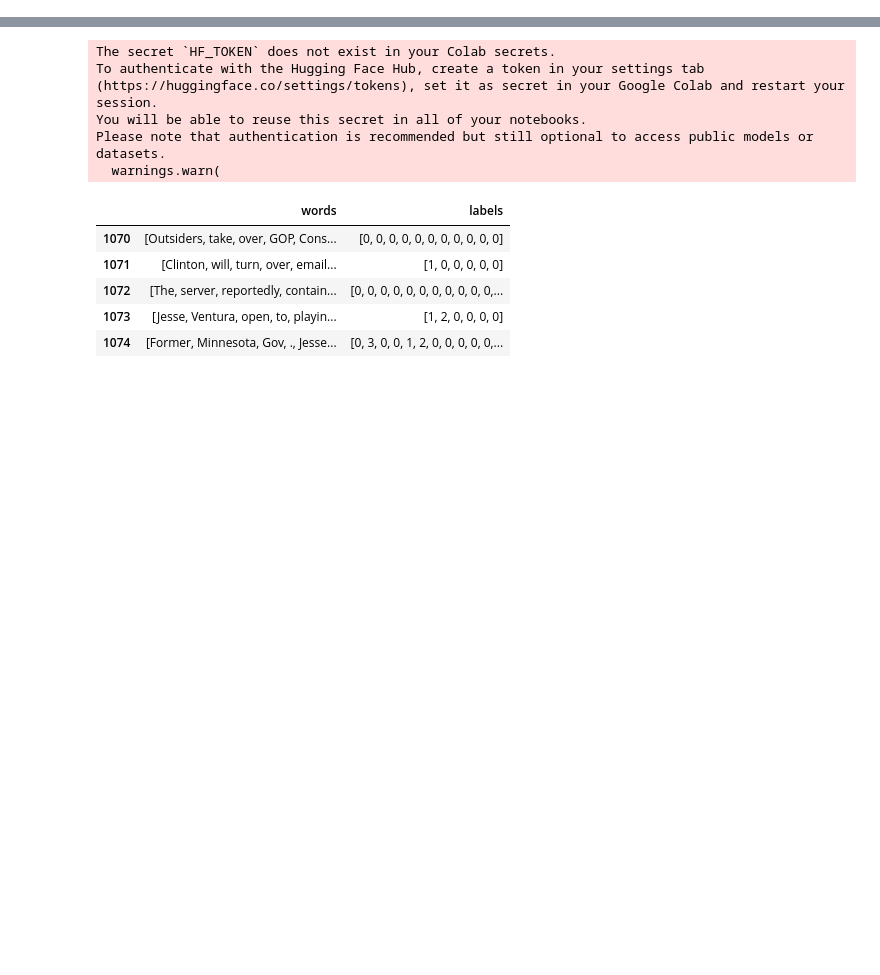
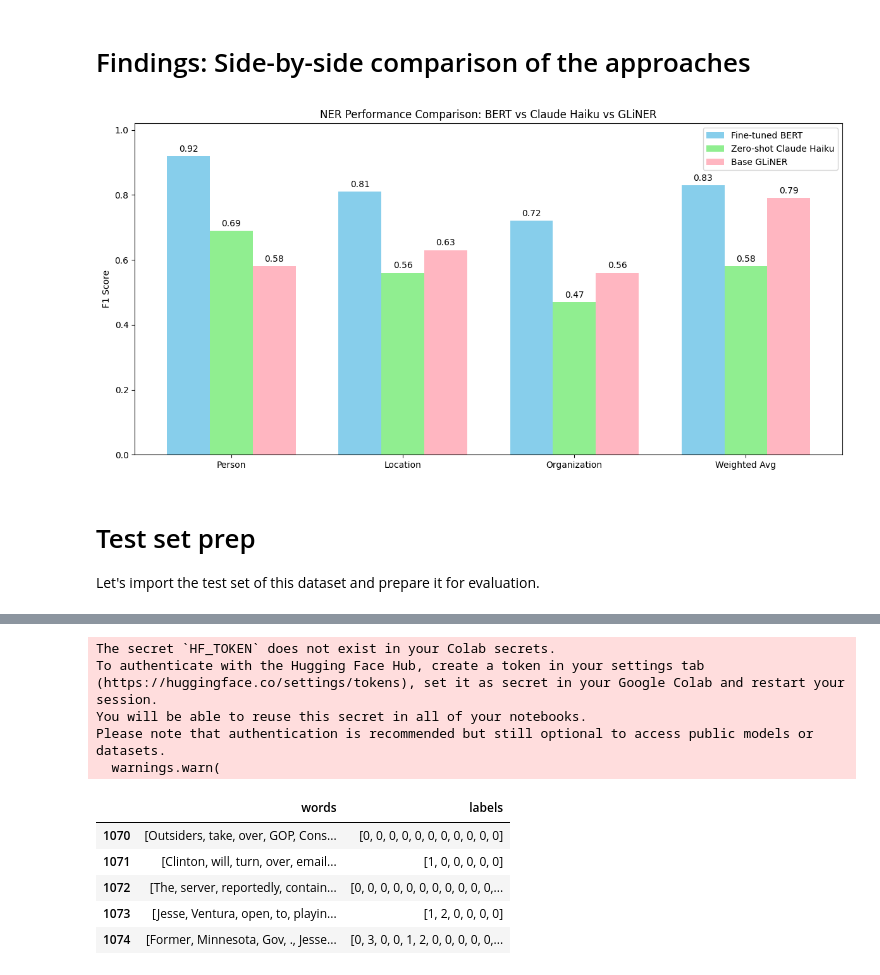
Before and after one commit to MkYacine/NLP-playground, a Jupyter notebook: FiNER/FiNER_comparison.ipynb, the cells around one changed output, grey strips where cells are left out. Cells and saved outputs as stored; diff of their text form; code cells hidden in the pictures; blank space fills up the shorter version.

Commit message:
3 approach evaluation

```diff
--- a/FiNER/FiNER_comparison.ipynb
+++ b/FiNER/FiNER_comparison.ipynb
@@ -5 +26,62 @@
+# %% [markdown]
+# Findings: Side-by-side comparison of the approaches
+# %%
+import matplotlib.pyplot as plt
+import numpy as np
+
+# Hardcoded metrics so that this visualization can persist between sessions restarts
+# These metrics we copy pasted for the cell outputs which can be seen below.
+bert_metrics = {'PER_f1': 0.92, 'LOC_f1': 0.81, 'ORG_f1': 0.72, 'weighted_avg_f1': 0.83}
+
+llm_metrics = {'PER_f1': 0.69, 'LOC_f1': 0.56, 'ORG_f1': 0.47,'weighted_avg_f1': 0.58}
+
+gliner_metrics = {'PER_f1': 0.58, 'LOC_f1': 0.63, 'ORG_f1': 0.56, 'weighted_avg_f1': 0.79}
+# Set up the plot
+fig, ax = plt.subplots(figsize=(12, 6))
+
+# Width of each bar and positions of the bars
+width = 0.25
+x = np.arange(len(bert_metrics))
+
+# Create bars
+bert_bars = ax.bar(x - width, bert_metrics.values(), width, label='Fine-tuned BERT', color='skyblue')
+llm_bars = ax.bar(x, llm_metrics.values(), width, label='Zero-shot Claude Haiku', color='lightgreen')
+gliner_bars = ax.bar(x + width, gliner_metrics.values(), width, label='Base GLiNER', color='lightpink')
+
+# Customize the plot
+ax.set_ylabel('F1 Score')
+ax.set_title('NER Performance Comparison: BERT vs Claude Haiku vs GLiNER')
+ax.set_xticks(x)
+ax.set_xticklabels(['Person', 'Location', 'Organization', 'Weighted Avg'])
+ax.legend()
+
+# Add value labels on top of each bar
+def autolabel(rects):
+    for rect in rects:
+        height = rect.get_height()
+        ax.annotate(f'{height:.2f}',
+                    xy=(rect.get_x() + rect.get_width() / 2, height),
+                    xytext=(0, 3),  # 3 points vertical offset
+                    textcoords="offset points",
+                    ha='center', va='bottom')
+
+autolabel(bert_bars)
+autolabel(llm_bars)
+autolabel(gliner_bars)
+
+# Set y-axis to start at 0 and end slightly above the highest value
+ax.set_ylim(0, max(max(bert_metrics.values()),
+                   max(llm_metrics.values()),
+                   max(gliner_metrics.values())) + 0.1)
+
+# Ensure everything fits
+plt.tight_layout()
+
+# Show the plot
+plt.show()
+# %% [output]
+[figure, added]
+# %% [markdown]
+# Test set prep
+Let's import the test set of this dataset and prepare it for evaluation.
 # %%
```
Also changed, not shown: parts of 27 cells of this notebook.
